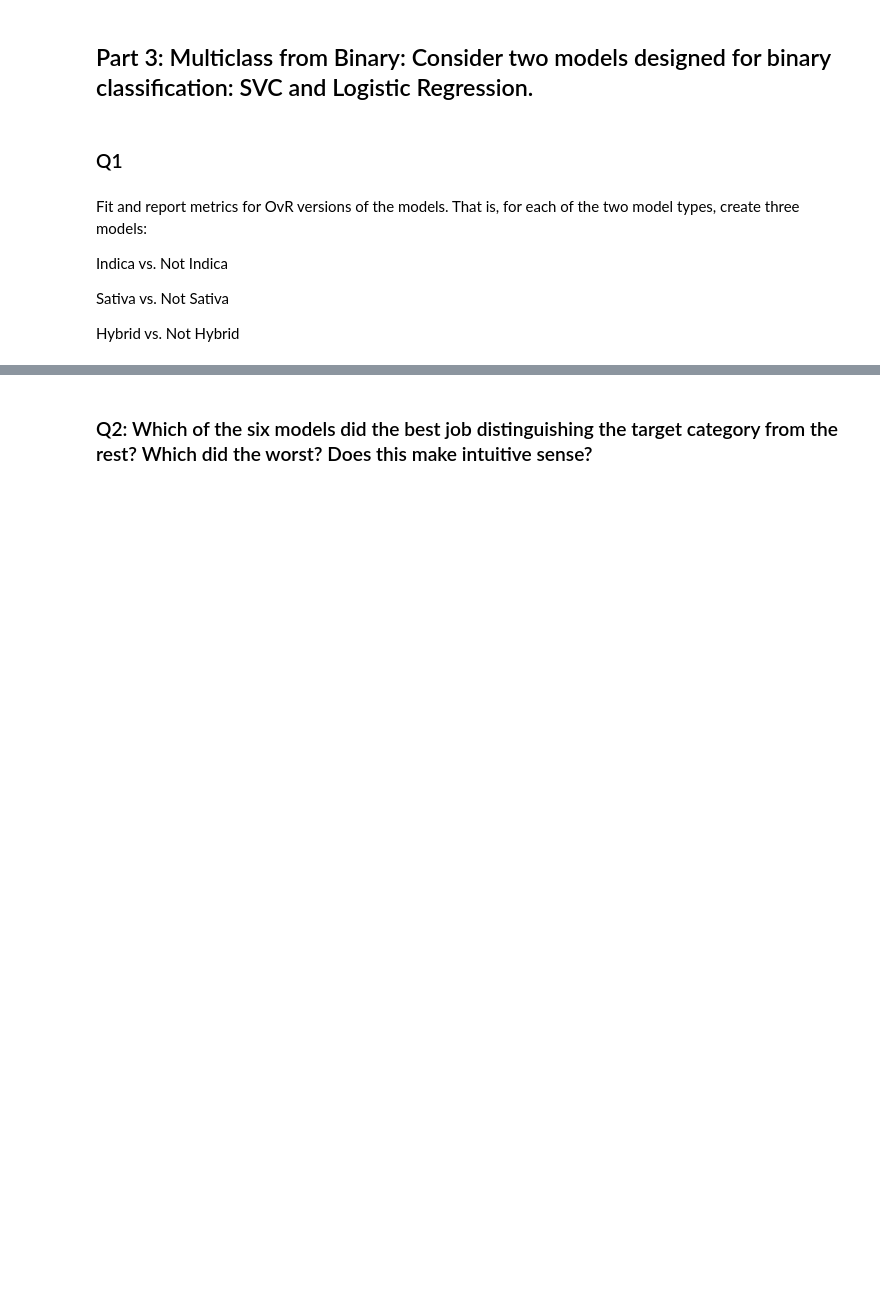
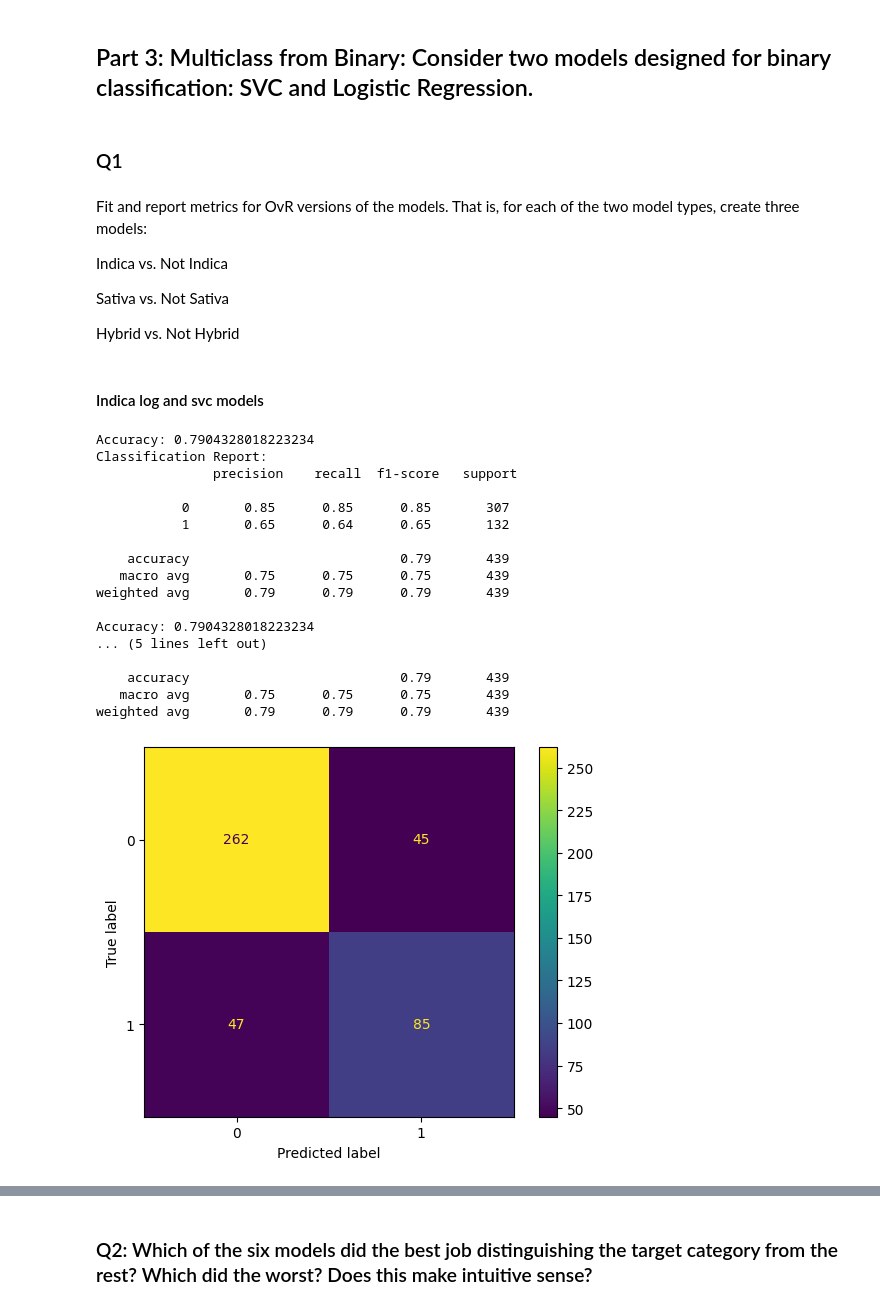
Before and after one commit to alexandragrover/GSB-544, a Jupyter notebook: Labs/Lab8/Lab8.ipynb, the cells around one changed output, grey strips where cells are left out. Cells and saved outputs as stored; diff of their text form; code cells hidden in the pictures; blank space fills up the shorter version.

```diff
--- a/Labs/Lab8/Lab8.ipynb
+++ b/Labs/Lab8/Lab8.ipynb
@@ -524,4 +456,0 @@ for target_class in classes:
-# %%
-weed['Indica_or_Not'] = weed['Type'].apply(lambda x: 1 if x == 'Indica' else 0)
-# %%
-weed['stavia_or_not'] = weed['Type'].apply(lambda x: 1 if x == 'stativa' else 0)
@@ -552,0 +457,44 @@ for category in categories:
+# %%
+#create binary coulmns
+weed['Indica_or_Not'] = weed['Type'].apply(lambda x: 1 if x == 'indica' else 0)
+weed['sativa_or_not'] = weed['Type'].apply(lambda x: 1 if x == 'sativa' else 0)
+weed['hybrid_or_not'] = weed['Type'].apply(lambda x: 1 if x == 'hybrid' else 0)
+# %% [markdown]
+#### Indica log and svc models
+# %%
+#indica
+X = weed.drop(columns=["Strain", "Type", "Type_encoded", "Effects", "Flavor",'hybrid_or_not',"sativa_or_not", "Indica_or_Not"])
+y = weed["Indica_or_Not"]
+# %%
+#indica log
+y = weed["Indica_or_Not"]
+X_train, X_test, y_train, y_test = train_test_split(X, y, test_size = 0.2, random_state = 1, stratify = y)
+#PIPELINE
+logreg_pipeline = Pipeline([("logreg", LogisticRegression(random_state=42))])
+logreg_pipeline.fit(X_train, y_train)
+y_pred_logreg = logreg_pipeline.predict(X_test)
+
+accuracy = accuracy_score(y_test, y_pred_logreg)
+print("Accuracy:", accuracy)
+log_cm = confusion_matrix(y_test, y_pred_logreg)
+ConfusionMatrixDisplay(log_cm).plot()
+print("Classification Report:\n", classification_report(y_test, y_pred_logreg))
+# %% [output]
+Accuracy: 0.7904328018223234
+Classification Report:
+               precision    recall  f1-score   support
+
+           0       0.85      0.85      0.85       307
+           1       0.65      0.64      0.65       132
+
+    accuracy                           0.79       439
+   macro avg       0.75      0.75      0.75       439
+weighted avg       0.79      0.79      0.79       439
+
+Accuracy: 0.7904328018223234
+... (5 lines left out)
+
+    accuracy                           0.79       439
+   macro avg       0.75      0.75      0.75       439
+weighted avg       0.79      0.79      0.79       439
+[figure, added]
```
Also changed, not shown: parts of 38 cells of this notebook.
